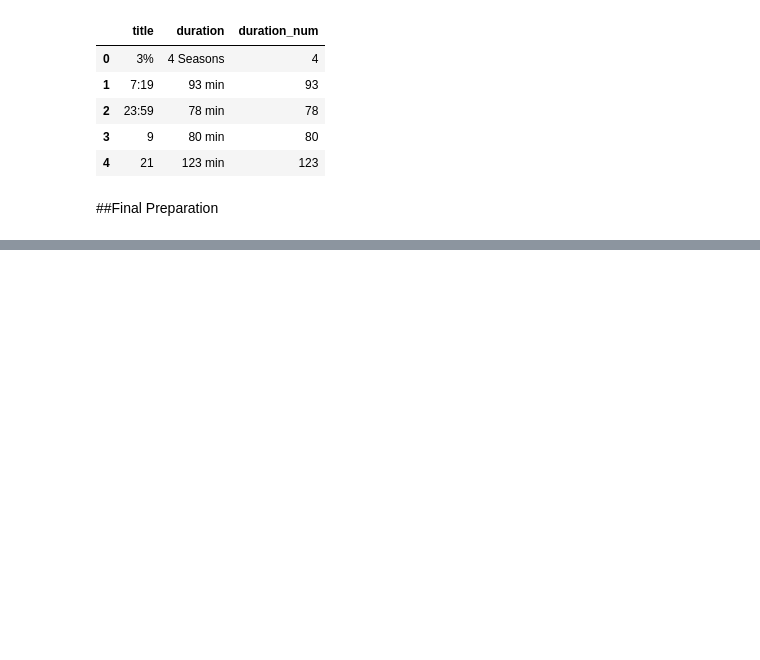
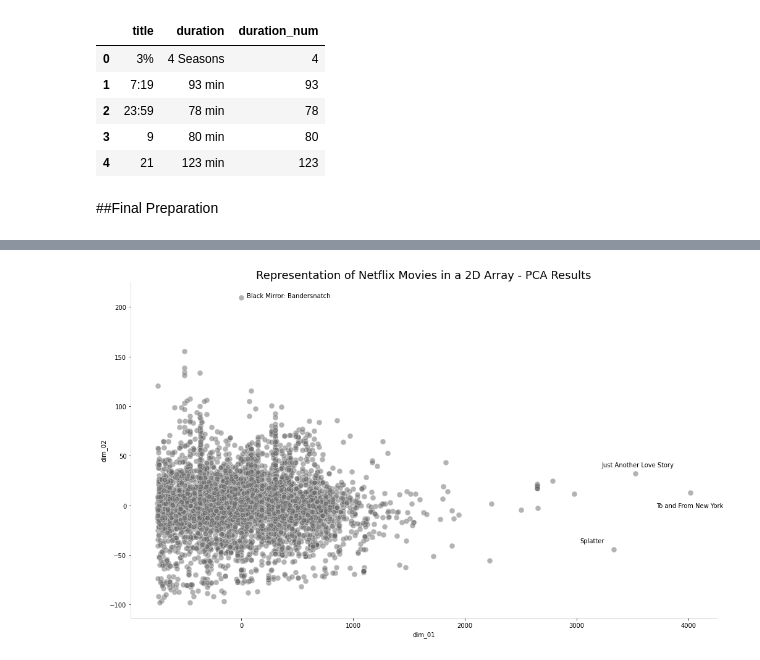
Before and after one commit to varnit836/NETFLIX-MOVIES-AND-TV-SHOWS-CLUSTERING, a Jupyter notebook: NETFLIX_MOVIES_AND_TV_SHOWS_CLUSTERING.ipynb, the cells around one changed output, grey strips where cells are left out. Drawn from its saved outputs; the diff is of its cells as text; code cells hidden in the pictures; blank space fills up the shorter version.

```diff
--- a/NETFLIX_MOVIES_AND_TV_SHOWS_CLUSTERING.ipynb
+++ b/NETFLIX_MOVIES_AND_TV_SHOWS_CLUSTERING.ipynb
@@ -671,0 +695,43 @@ Shape of tv shows data: (2398, 17)
+# %%
+# Importing libraries
+from sklearn.decomposition import PCA
+from xplotter.formatter import format_spines
+
+# Creating a PCA with 2 components
+pca = PCA(n_components=2)
+X_movies_2d = pca.fit_transform(X_movies)
+X_movies_2d = pd.DataFrame(X_movies_2d, columns=['dim_01', 'dim_02'])
+
+# Plotting the new 2D data
+fig, ax = plt.subplots(figsize=(17, 10))
+sns.scatterplot(x='dim_01', y='dim_02', data=X_movies_2d, alpha=.5, color='dimgrey', s=80)
+
+# Customizing chart
+format_spines(ax)
+ax.set_title('Representation of Netflix Movies in a 2D Array - PCA Results', size=18)
+
+# Sorting movies by dim 01
+sorted_movies_dim01 = X_movies_2d.sort_values(by='dim_01', ascending=False)
+sorted_movies_dim02 = X_movies_2d.sort_values(by='dim_02', ascending=False)
+
+# Retrieving top 3 movies by dim 01
+top01_dim01_movie = movies.iloc[sorted_movies_dim01.index[0], :].title
+top02_dim01_movie = movies.iloc[sorted_movies_dim01.index[1], :].title
+top03_dim01_movie = movies.iloc[sorted_movies_dim01.index[2], :].title
+
+# Retrieving top 1 movies by dim 02
+top01_dim02_movie = movies.iloc[sorted_movies_dim02.index[0], :].title
+
+# Making annotations
+ax.annotate(top01_dim01_movie, xy=(sorted_movies_dim01['dim_01'].values[0]-300,
+                                   sorted_movies_dim01['dim_02'].values[0]-15), xycoords='data')
+ax.annotate(top02_dim01_movie, xy=(sorted_movies_dim01['dim_01'].values[1]-300,
+                                   sorted_movies_dim01['dim_02'].values[1]+7), xycoords='data')
+ax.annotate(top03_dim01_movie, xy=(sorted_movies_dim01['dim_01'].values[2]-300,
+                                   sorted_movies_dim01['dim_02'].values[2]+7), xycoords='data')
+ax.annotate(top01_dim02_movie, xy=(sorted_movies_dim02['dim_01'].values[0]+50,
+                                   sorted_movies_dim02['dim_02'].values[0]), xycoords='data')
+
+plt.show()
+# %% [output]
+[figure, added]
```
Also changed, not shown: parts of 8 cells of this notebook.
